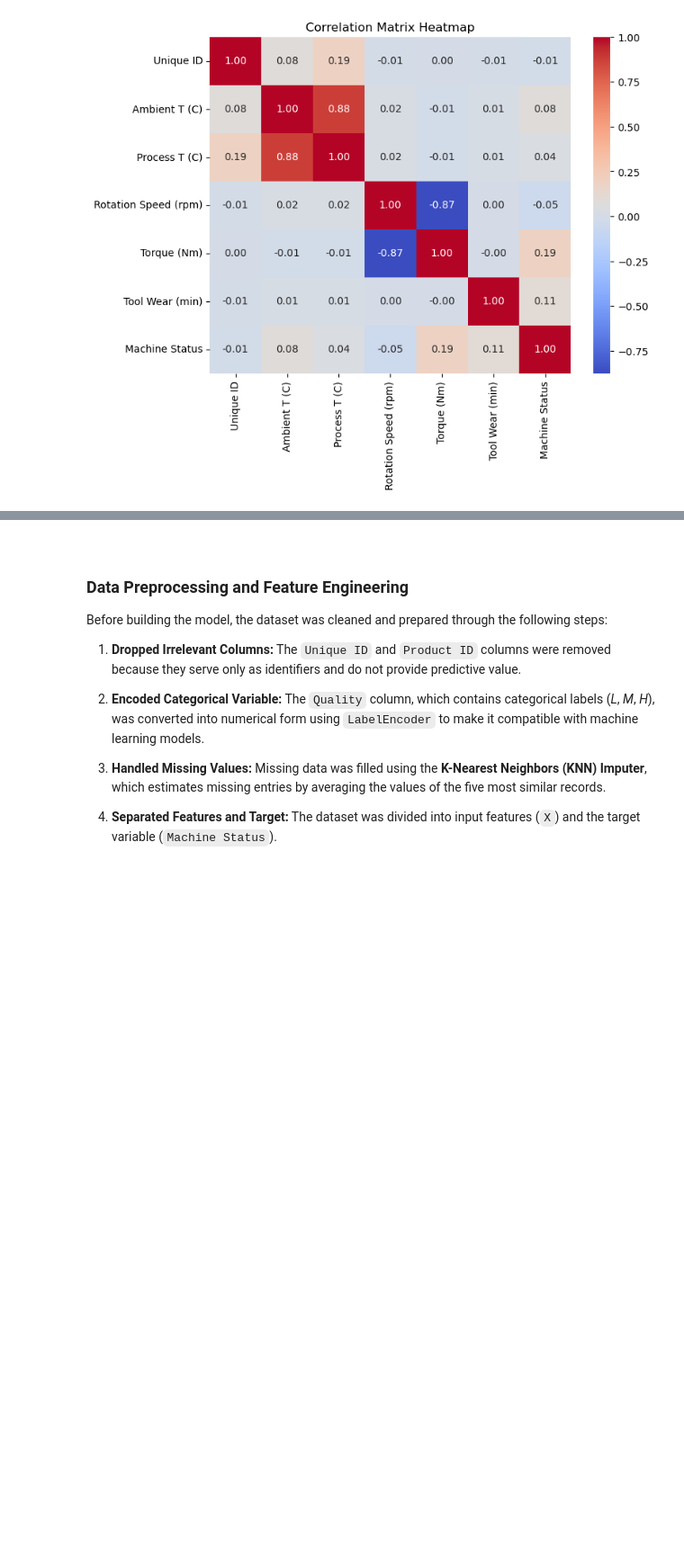
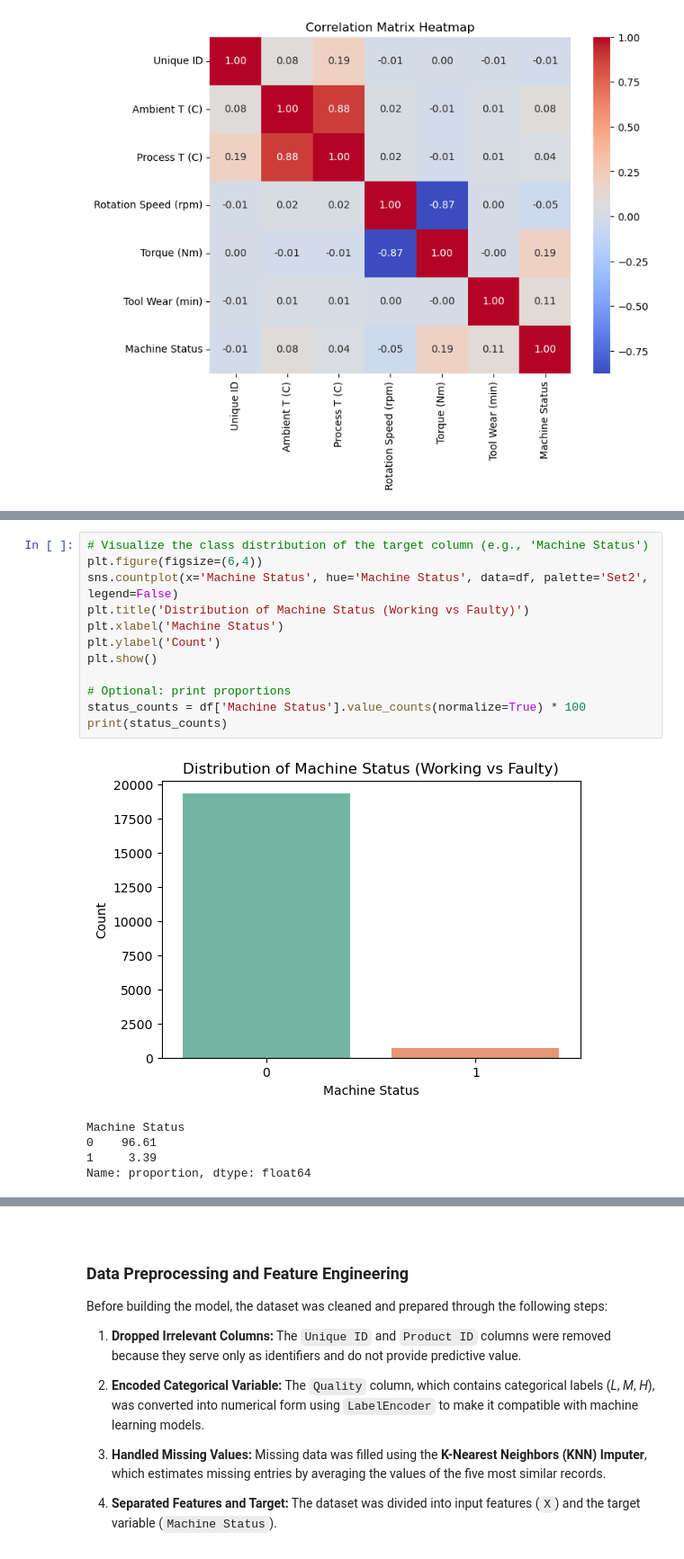
Before and after one commit to Inferno1172/AIML-classification-regression, a Jupyter notebook: p2508625_CA1_PartA_Moiz.ipynb, the cells around one changed output, grey strips where cells are left out. Shown at 90% size. Cells and saved outputs as stored; diff of their text form; blank space fills up the shorter version.

```diff
--- a/p2508625_CA1_PartA_Moiz.ipynb
+++ b/p2508625_CA1_PartA_Moiz.ipynb
@@ -224,0 +231,18 @@ Overall, these analyses provided a clear overview of data quality and inter-vari
+# %%
+# Visualize the class distribution of the target column (e.g., 'Machine Status')
+plt.figure(figsize=(6,4))
+sns.countplot(x='Machine Status', hue='Machine Status', data=df, palette='Set2', legend=False)
+plt.title('Distribution of Machine Status (Working vs Faulty)')
+plt.xlabel('Machine Status')
+plt.ylabel('Count')
+plt.show()
+
+# Optional: print proportions
+status_counts = df['Machine Status'].value_counts(normalize=True) * 100
+print(status_counts)
+# %% [output]
+[figure, added]
+Machine Status
+0    96.61
+1     3.39
+Name: proportion, dtype: float64
```
Also changed, not shown: parts of 11 cells of this notebook.
